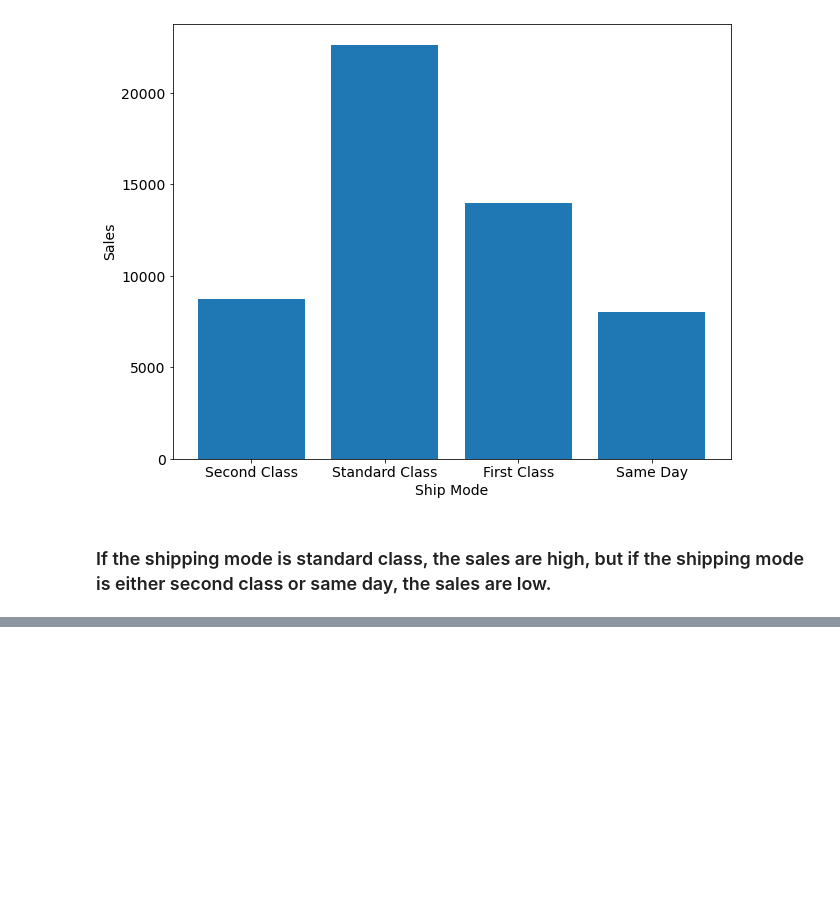
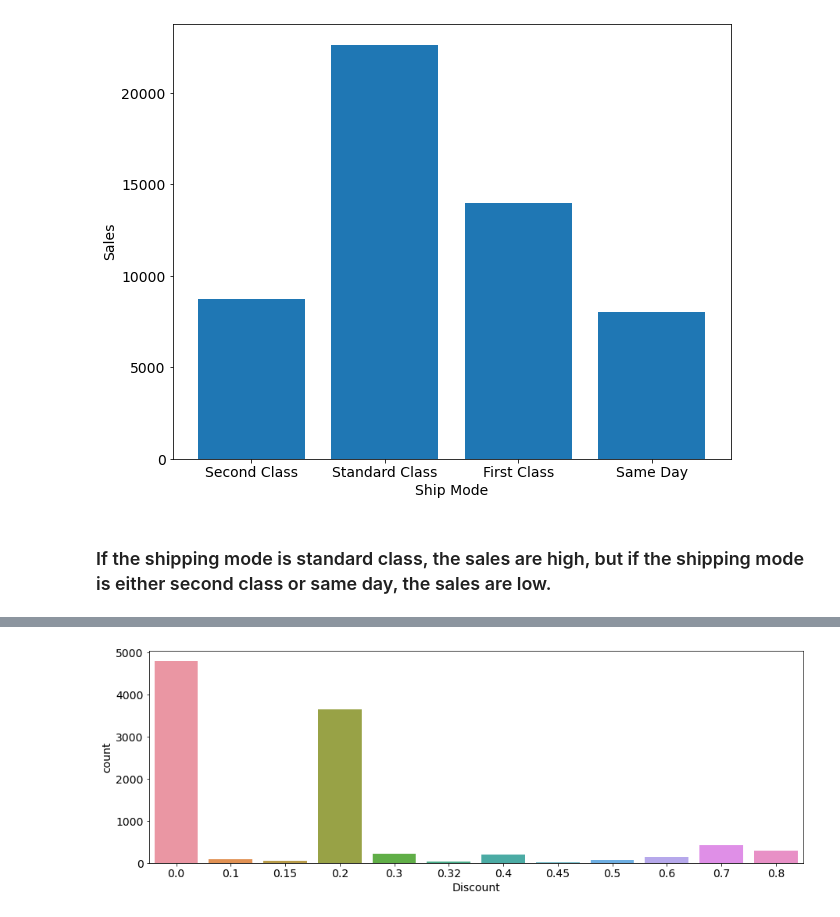
Before and after one commit to vivekkum-ar/SuperCenter-Data-EDA, a Jupyter notebook: EDA-on-superstore-dataset.ipynb, the cells around one changed output, grey strips where cells are left out. Drawn from its saved outputs; the diff is of its cells as text; code cells hidden in the pictures; blank space fills up the shorter version.

```diff
--- a/EDA-on-superstore-dataset.ipynb
+++ b/EDA-on-superstore-dataset.ipynb
@@ -448,0 +465,6 @@ plt.ylabel('Sales');
+# %%
+plt.rcParams['figure.figsize']=(15,5)
+sns.countplot(x=superstore_df.Discount)
+plt.show()
+# %% [output]
+[figure, added]
```
Also changed, not shown: parts of 5 cells of this notebook.
